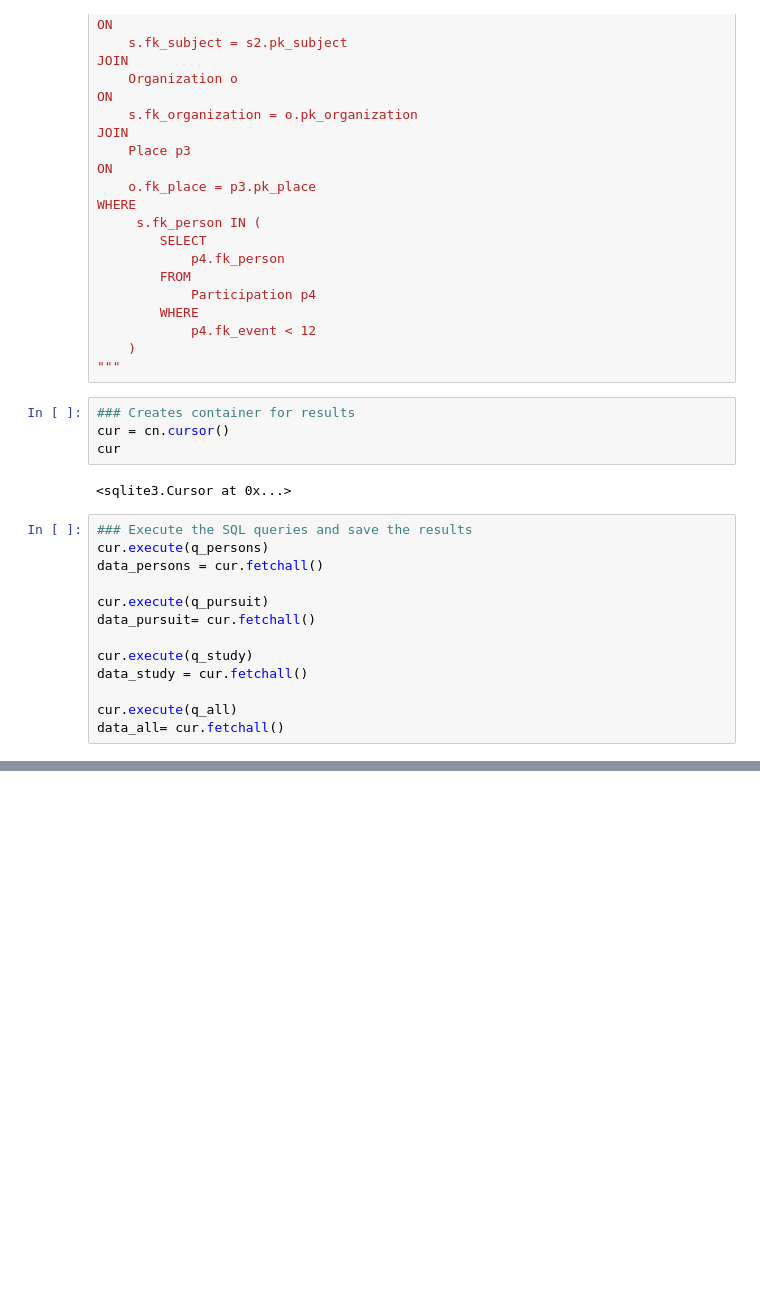
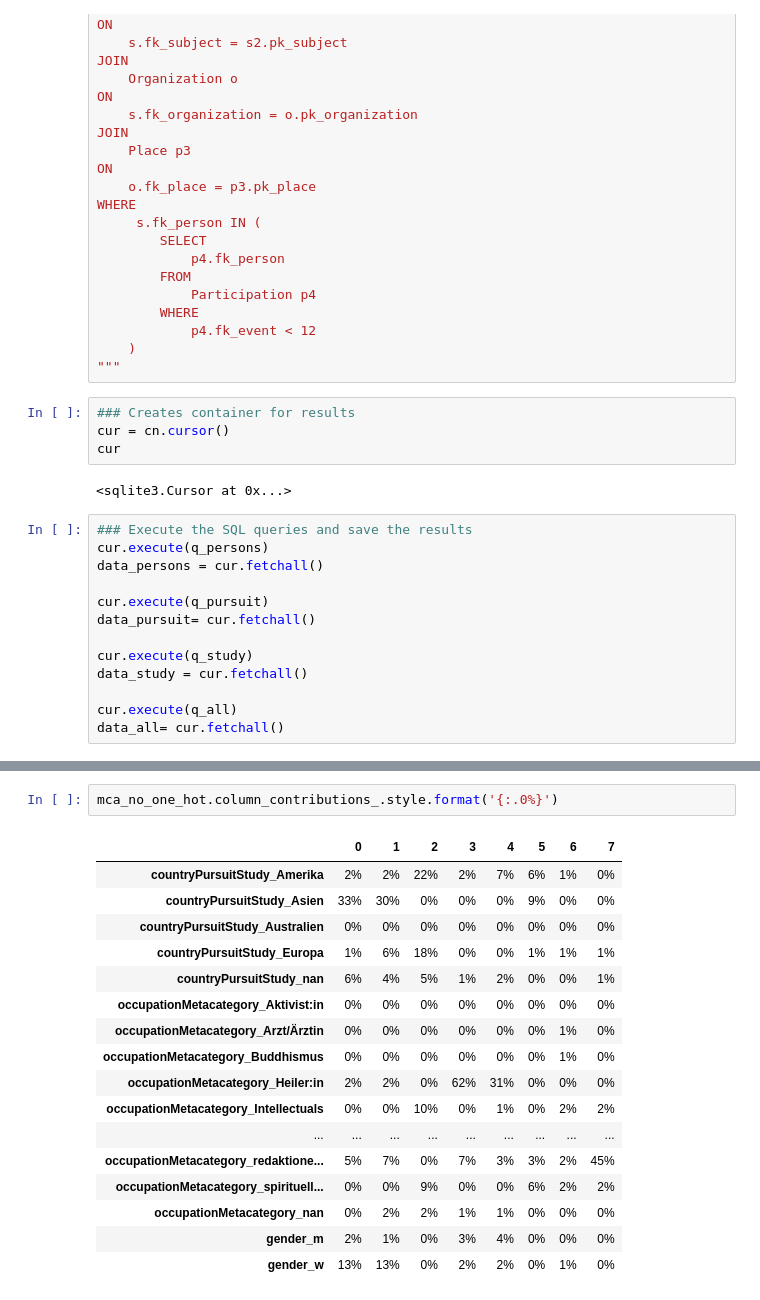
Before and after one commit to ubiquinter/digital_history, a Jupyter notebook: notebooks/analysis_MCA.ipynb, the cells around one changed output, grey strips where cells are left out. Cells and saved outputs as stored; diff of their text form; blank space fills up the shorter version.

```diff
--- a/notebooks/analysis_MCA.ipynb
+++ b/notebooks/analysis_MCA.ipynb
@@ -319,3 +349,23 @@ mca_no_one_hot.plot(
+# %%
+mca_no_one_hot.column_contributions_.style.format('{:.0%}')
+# %% [output]
+|  | 0 | 1 | 2 | 3 | 4 | 5 | 6 | 7 |
+| countryPursuitStudy_Amerika | 2% | 2% | 22% | 2% | 7% | 6% | 1% | 0% |
+| countryPursuitStudy_Asien | 33% | 30% | 0% | 0% | 0% | 9% | 0% | 0% |
+| countryPursuitStudy_Australien | 0% | 0% | 0% | 0% | 0% | 0% | 0% | 0% |
+| countryPursuitStudy_Europa | 1% | 6% | 18% | 0% | 0% | 1% | 1% | 1% |
+| countryPursuitStudy_nan | 6% | 4% | 5% | 1% | 2% | 0% | 0% | 1% |
+| occupationMetacategory_Aktivist:in | 0% | 0% | 0% | 0% | 0% | 0% | 0% | 0% |
+| occupationMetacategory_Arzt/Ärztin | 0% | 0% | 0% | 0% | 0% | 0% | 1% | 0% |
+| occupationMetacategory_Buddhismus | 0% | 0% | 0% | 0% | 0% | 0% | 1% | 0% |
+| occupationMetacategory_Heiler:in | 2% | 2% | 0% | 62% | 31% | 0% | 0% | 0% |
+| occupationMetacategory_Intellectuals | 0% | 0% | 10% | 0% | 1% | 0% | 2% | 2% |
+| ... | ... | ... | ... | ... | ... | ... | ... | ... |
+| occupationMetacategory_redaktione... | 5% | 7% | 0% | 7% | 3% | 3% | 2% | 45% |
+| occupationMetacategory_spirituell... | 0% | 0% | 9% | 0% | 0% | 6% | 2% | 2% |
+| occupationMetacategory_nan | 0% | 2% | 2% | 1% | 1% | 0% | 0% | 0% |
+| gender_m | 2% | 1% | 0% | 3% | 4% | 0% | 0% | 0% |
+| gender_w | 13% | 13% | 0% | 2% | 2% | 0% | 1% | 0% |
 # %%
 #one-hot encoding
 
```
Also changed, not shown: parts of 5 cells of this notebook, 15 other files.
